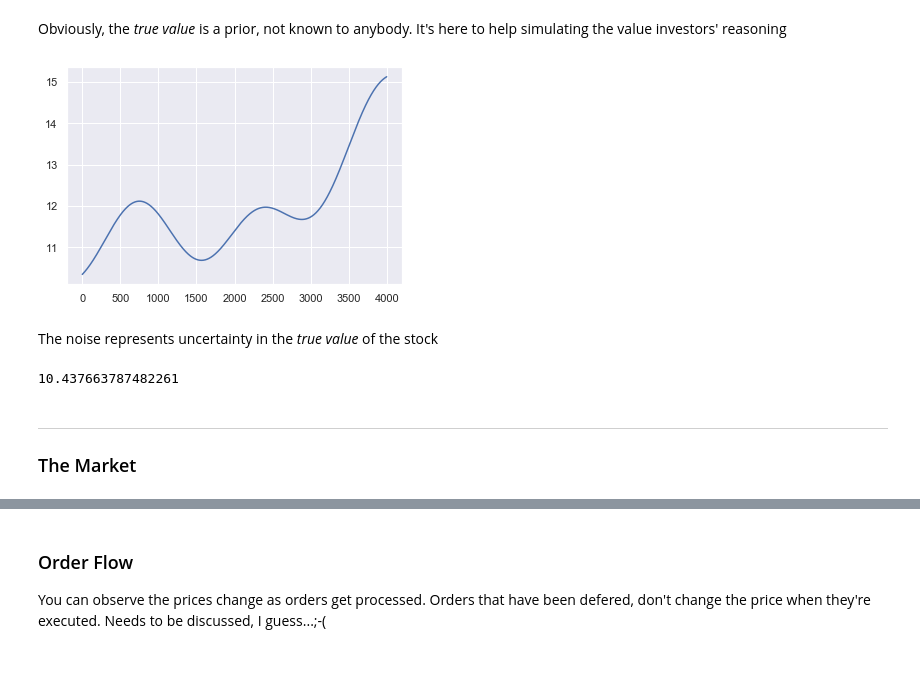
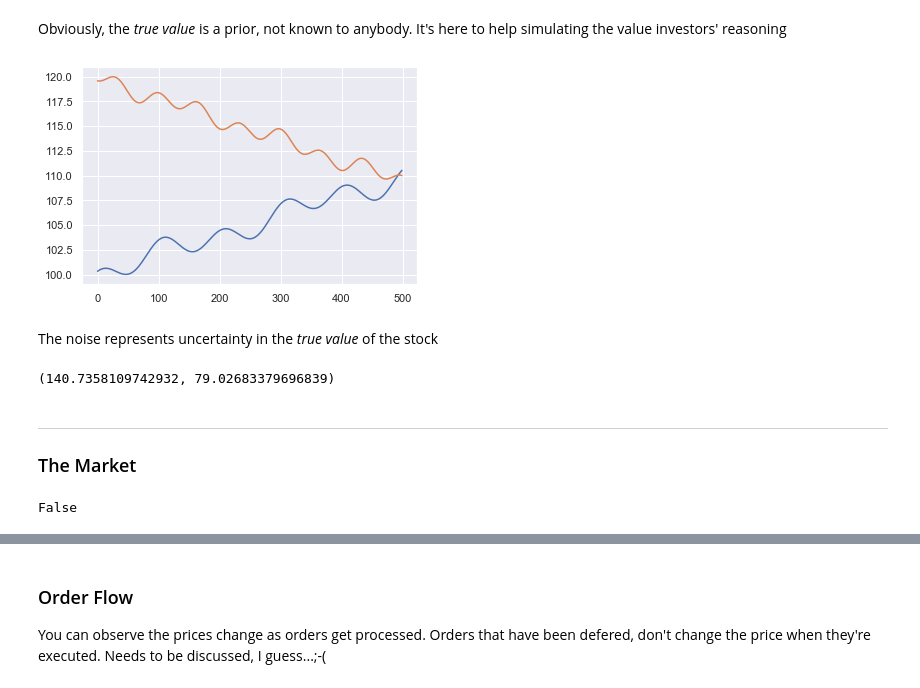
Before and after one commit to smurve/financials, a Jupyter notebook: MarketSimulator.ipynb, the cells around one changed output, grey strips where cells are left out. Saved outputs shown, nothing was run; the diff lists cells and outputs as text; code cells hidden in the pictures.

```diff
--- a/MarketSimulator.ipynb
+++ b/MarketSimulator.ipynb
@@ -19,31 +19,39 @@ Obviously, the *true value* is a prior, not known to anybody. It's here to help
 # %%
 ## cyclic behaviour with an upwards trend
 def cyclic_upwards(t):
-    return (10.0 +
-            np.sin(t/700. + 1.2) +
-            .6*np.sin(t/250.-1.4) +
+    return (100.0 +
+            np.sin(t/16 + 1.2) +
+            .6*np.sin(t/37 - 1.4) +
             #.9 * np.sin(t/110.) +
-            t/1000)
+            t/50)
+# %%
+def cyclic_downwards(t):
+    return 190 - .7 * cyclic_upwards(1.5*t+8.5)
 # %%
-arange = np.arange(4000)
+arange = np.arange(500)
 sns.set(rc={'figure.figsize':(6.0,4.0)})
 sns.lineplot(arange, cyclic_upwards(arange));
+sns.lineplot(arange, cyclic_downwards(arange));
 # %% [output]
-[figure, old version]
+[figure, new version]
 # %%
 from stockmarket import Stock, Bid, Ask, OrderStatus, Market
 # %% [markdown]
 The noise represents uncertainty in the *true value* of the stock
 # %%
-aapl = Stock('AAPL', cyclic_upwards, noise = .4)
-aapl.value(10)
+aapl = Stock('AAPL', cyclic_upwards, noise = .3)
+tsla = Stock('TSLA', cyclic_downwards, noise = .9)
+aapl.value(t = 2000), tsla.value(t=2000)
 # %% [output]
-10.437663787482261
+(140.7358109742932, 79.02683379696839)
 # %% [markdown]
 ---
 ### The Market
 # %%
-market = Market([aapl])
+market = Market(bid_ask=0.1, stocks = [aapl, tsla])
+market.is_open
+# %% [output]
+False
 # %%
 bid, ask = market.price_for('AAPL')
 bid, ask
```
Also changed, not shown: parts of 41 cells of this notebook, 2 other files.
